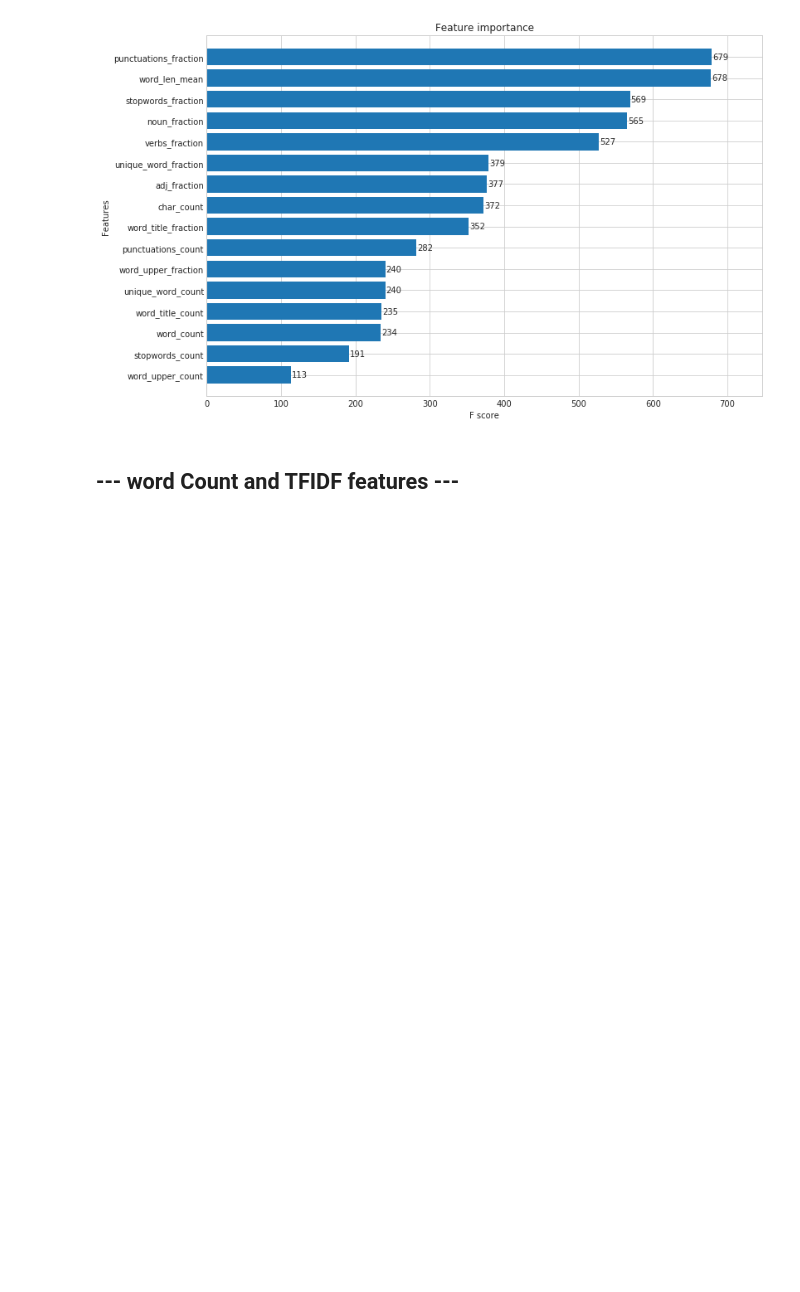
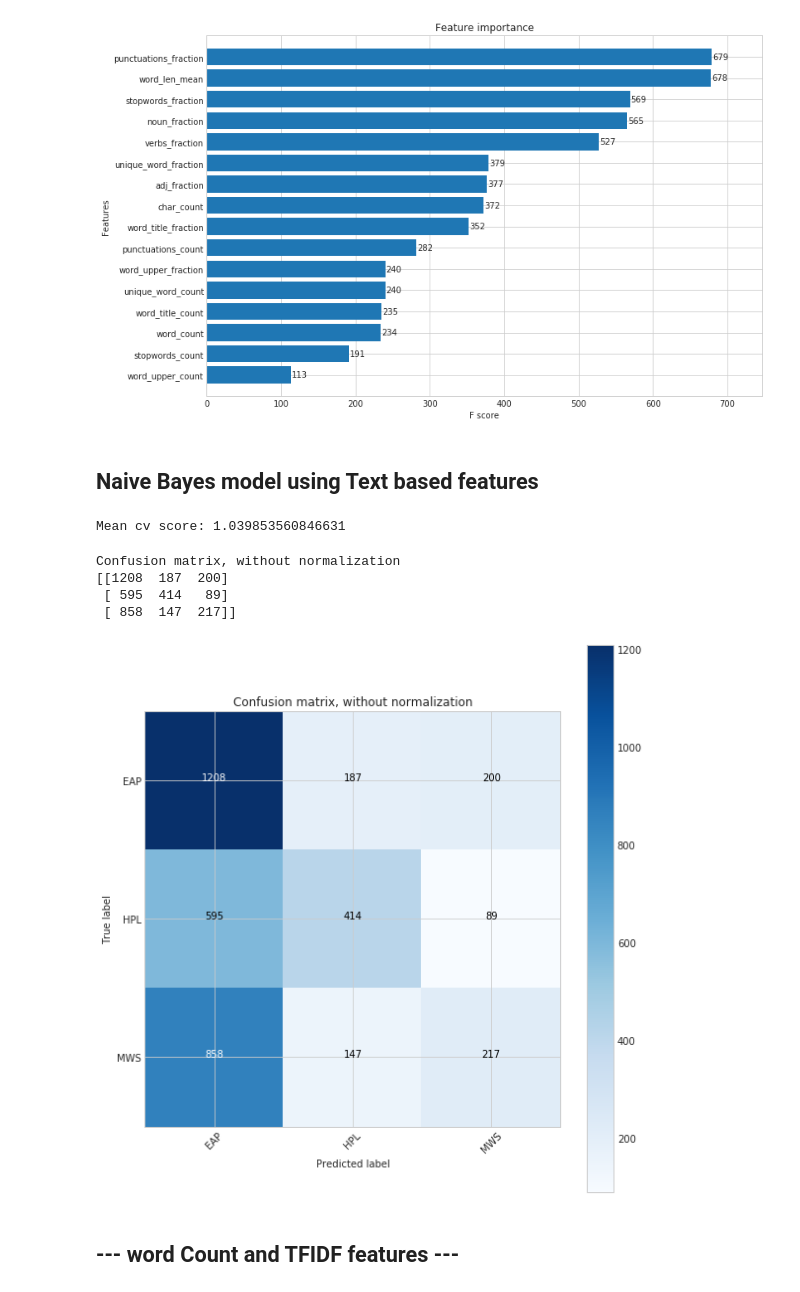
Before and after one commit to GuidoPaul/KaggleCompetitions, a Jupyter notebook: Spooky_Author_Identification/src/main2.ipynb, the cells around one changed output. Drawn from its saved outputs; the diff is of its cells as text; code cells hidden in the pictures; blank space fills up the shorter version.

Commit message:
build model for text based features; n_components.

```diff
--- a/Spooky_Author_Identification/src/main2.ipynb
+++ b/Spooky_Author_Identification/src/main2.ipynb
@@ -571,9 +576,37 @@ Stopping. Best iteration:
 [245]   train-mlogloss:0.881716 val-mlogloss:0.939768
 
 Mean cv score: 0.9462527645904301
+# %%
+# add the predictions as new features
+train["xgb_based_eap"] = pred_train[:, 0]
+train["xgb_based_hpl"] = pred_train[:, 1]
+train["xgb_based_mws"] = pred_train[:, 2]
+test["xgb_based_eap"] = pred_full_test[:, 0]
+test["xgb_based_hpl"] = pred_full_test[:, 1]
+test["xgb_based_mws"] = pred_full_test[:, 2]
 # %%
 fig, ax = plt.subplots(figsize=(12, 8))
 xgb.plot_importance(model, height=0.8, ax=ax)
 plt.show()
 # %% [output]
 [figure]
+# %% [markdown]
+## Naive Bayes model using Text based features
+# %%
+n_splits = 5
+kf = model_selection.KFold(n_splits=n_splits, shuffle=True, random_state=2017)
+cv_scores = []
+pred_full_test = 0
+pred_train = np.zeros([train.shape[0], 3])
+
+for idx_dev, idx_val in kf.split(x_train):
+    x_dev, x_val = x_train.loc[idx_dev], x_train.loc[idx_val]
+    y_dev, y_val = y_train[idx_dev], y_train[idx_val]
+    pred_y_val, pred_y_test, model = runMNB(x_dev, y_dev, x_val, x_test)
+    pred_full_test = pred_full_test + pred_y_test
+    pred_train[idx_val, :] = pred_y_val
+    cv_scores.append(metrics.log_loss(y_val, pred_y_val))
+pred_full_test = pred_full_test / float(n_splits)
+print("Mean cv score: {}".format(np.mean(cv_scores)))
+# %% [output]
+Mean cv score: 1.039853560846631
@@ -580,3 +621,20 @@ plt.show()
+# %%
+cnf_matrix = confusion_matrix(y_val, np.argmax(pred_y_val, axis=1))
+np.set_printoptions(precision=2)
+
+# Plot non-normalized confusion matrix
+plt.figure(figsize=(8, 8))
+plot_confusion_matrix(
+    cnf_matrix,
+    classes=['EAP', 'HPL', 'MWS'],
+    title='Confusion matrix, without normalization')
+plt.show()
+# %% [output]
+Confusion matrix, without normalization
+[[1208  187  200]
+ [ 595  414   89]
+ [ 858  147  217]]
+[figure, added]
 # %% [markdown]
 ## --- word Count and TFIDF features ---
 # %%
```
Also changed, not shown: parts of 18 cells of this notebook, 1 other file.
